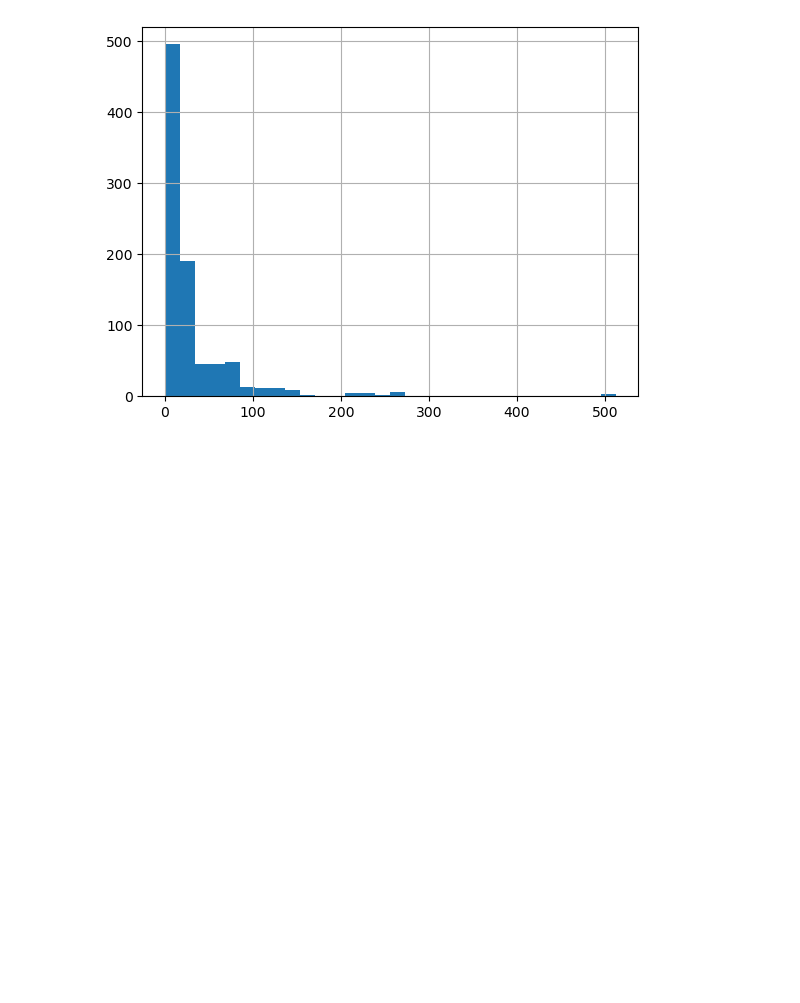
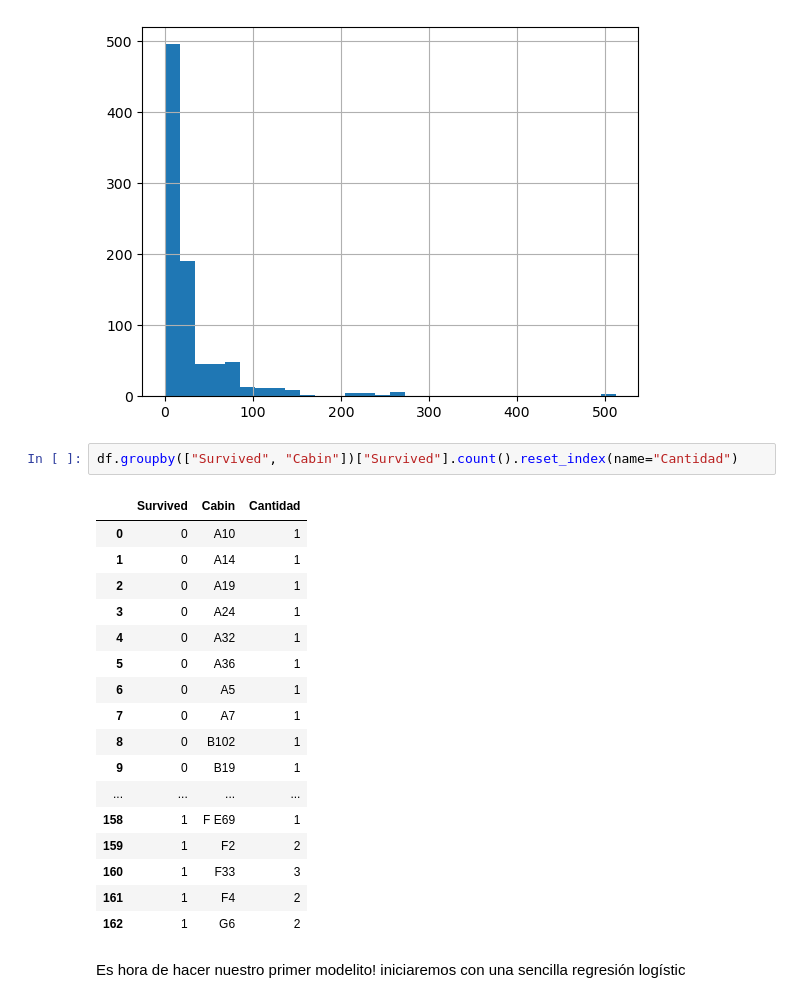
Before and after one commit to loreto73/Titanic, a Jupyter notebook: k_titanic.ipynb, the cells around one changed output. Drawn from its saved outputs; the diff is of its cells as text; blank space fills up the shorter version.

```diff
--- a/k_titanic.ipynb
+++ b/k_titanic.ipynb
@@ -244,3 +258,25 @@ df["Fare"].hist(bins = 30)
 # %% [output]
 <AxesSubplot: >
 [figure]
+# %%
+df.groupby(["Survived", "Cabin"])["Survived"].count().reset_index(name="Cantidad")
+# %% [output]
+|  | Survived | Cabin | Cantidad |
+| 0 | 0 | A10 | 1 |
+| 1 | 0 | A14 | 1 |
+| 2 | 0 | A19 | 1 |
+| 3 | 0 | A24 | 1 |
+| 4 | 0 | A32 | 1 |
+| 5 | 0 | A36 | 1 |
+| 6 | 0 | A5 | 1 |
+| 7 | 0 | A7 | 1 |
+| 8 | 0 | B102 | 1 |
+| 9 | 0 | B19 | 1 |
+| ... | ... | ... | ... |
+| 158 | 1 | F E69 | 1 |
+| 159 | 1 | F2 | 2 |
+| 160 | 1 | F33 | 3 |
+| 161 | 1 | F4 | 2 |
+| 162 | 1 | G6 | 2 |
+# %% [markdown]
+Es hora de hacer nuestro primer modelito! iniciaremos con una sencilla regresión logístic
```
Also changed, not shown: parts of 20 cells of this notebook.
